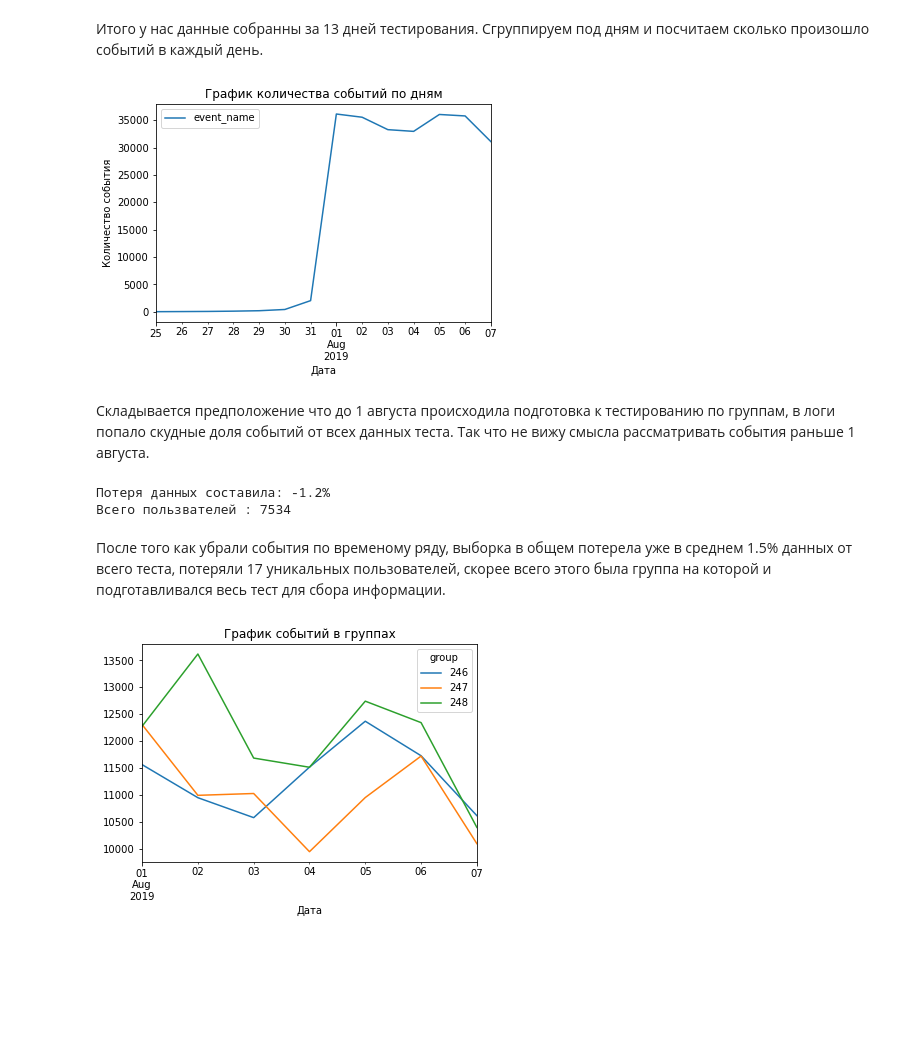
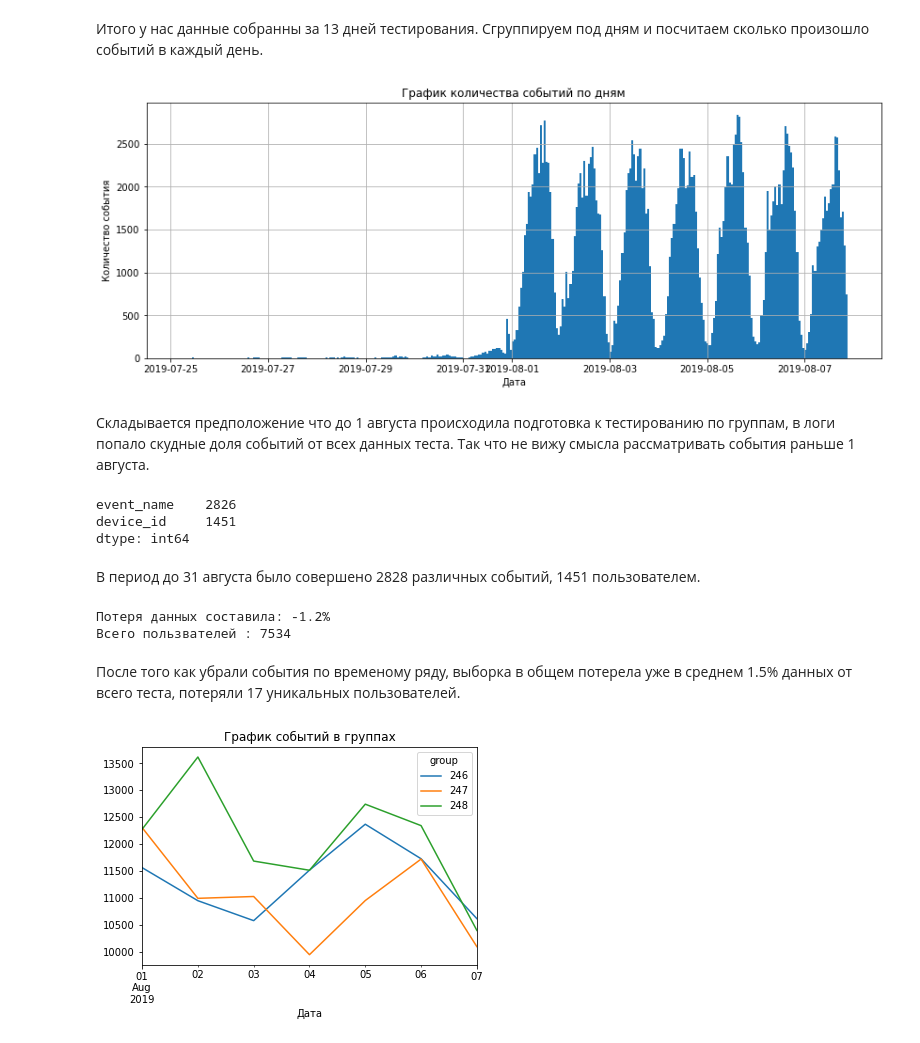
Before and after one commit to ArtemBonda/ynd_analyses, a Jupyter notebook: 10_exam_prject_2/Research_startap.ipynb, the cells around one changed output. Drawn from its saved outputs; the diff is of its cells as text; code cells hidden in the pictures; blank space fills up the shorter version.

```diff
--- a/10_exam_prject_2/Research_startap.ipynb
+++ b/10_exam_prject_2/Research_startap.ipynb
@@ -246,20 +252,26 @@ print(last_day-first_day)
 13 days 00:00:00
 # %% [markdown]
 Итого у нас данные собранны за 13 дней тестирования. Сгруппируем под дням и посчитаем сколько произошло событий в каждый день.
-# %%
-# подсчет событий по дням
-cnt_events_by_day = data.groupby('date').agg({'event_name':'count'})
-
-# Визуализация данных
-cnt_events_by_day.plot()
-plt.title("График количества событий по дням")
-plt.xlabel('Дата')
-plt.ylabel('Количество события')
-plt.show()
-# %% [output]
-[figure, removed]
+# %%
+# подсчет событий по дням
+data['event_date'].hist(bins=14*24, figsize=(14, 5))
+
+plt.title("График количества событий по дням")
+plt.xlabel('Дата')
+plt.ylabel('Количество события')
+plt.show()
+# %% [output]
+[figure, added]
 # %% [markdown]
 Складывается предположение что до 1 августа происходила подготовка к тестированию по группам, в логи попало скудные доля событий от всех данных теста. Так что не вижу смысла рассматривать события раньше 1 августа.
+# %%
+(data.query('date <= "2019-07-31"').agg({'event_name':'count','device_id':'nunique'}))
+# %% [output]
+event_name    2826
+device_id     1451
+dtype: int64
+# %% [markdown]
+В период до 31 августа было совершено 2828 различных событий, 1451 пользователем.
 # %%
 # У нас останутся данные только после 31 августа 2019 года
 clean_data = data.query('date > "2019-07-31"')
@@ -273,7 +285,7 @@ print(f'Всего пользвателей : {clean_data["device_id"].nunique()
 Потеря данных составила: -1.2%
 Всего пользвателей : 7534
 # %% [markdown]
-После того как убрали события по временому ряду, выборка в общем потерела уже в среднем 1.5% данных от всего теста, потеряли 17 уникальных пользователей, скорее всего этого была группа на которой и подготавливался весь тест для сбора информации.
+После того как убрали события по временому ряду, выборка в общем потерела уже в среднем 1.5% данных от всего теста, потеряли 17 уникальных пользователей.
 # %%
 # Убедимся что у нас остались все 3 группы и как происходили события в группах
 clean_data.pivot_table(index='date', columns='group', values='event_name', aggfunc={'event_name':'count'}).plot()
```
Also changed, not shown: parts of 70 cells of this notebook.
